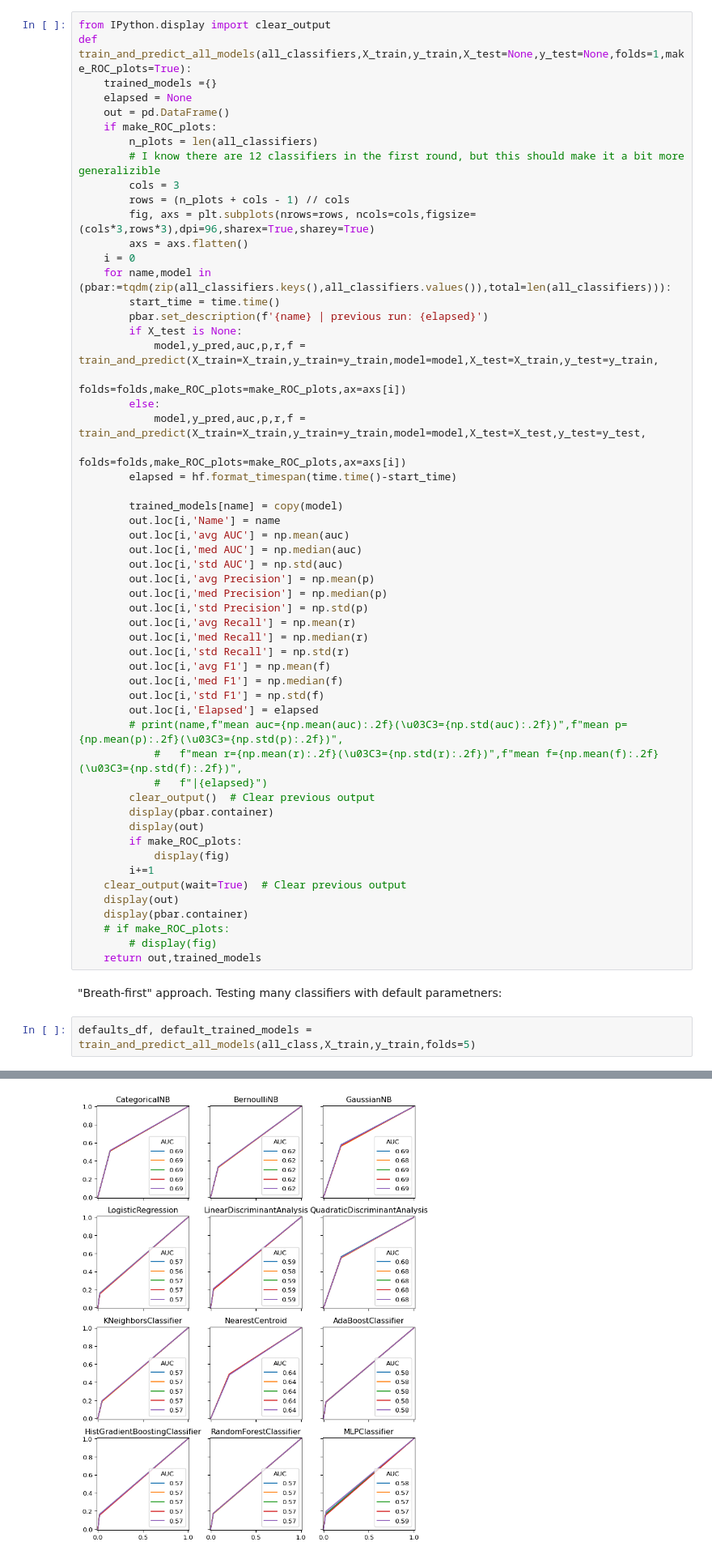
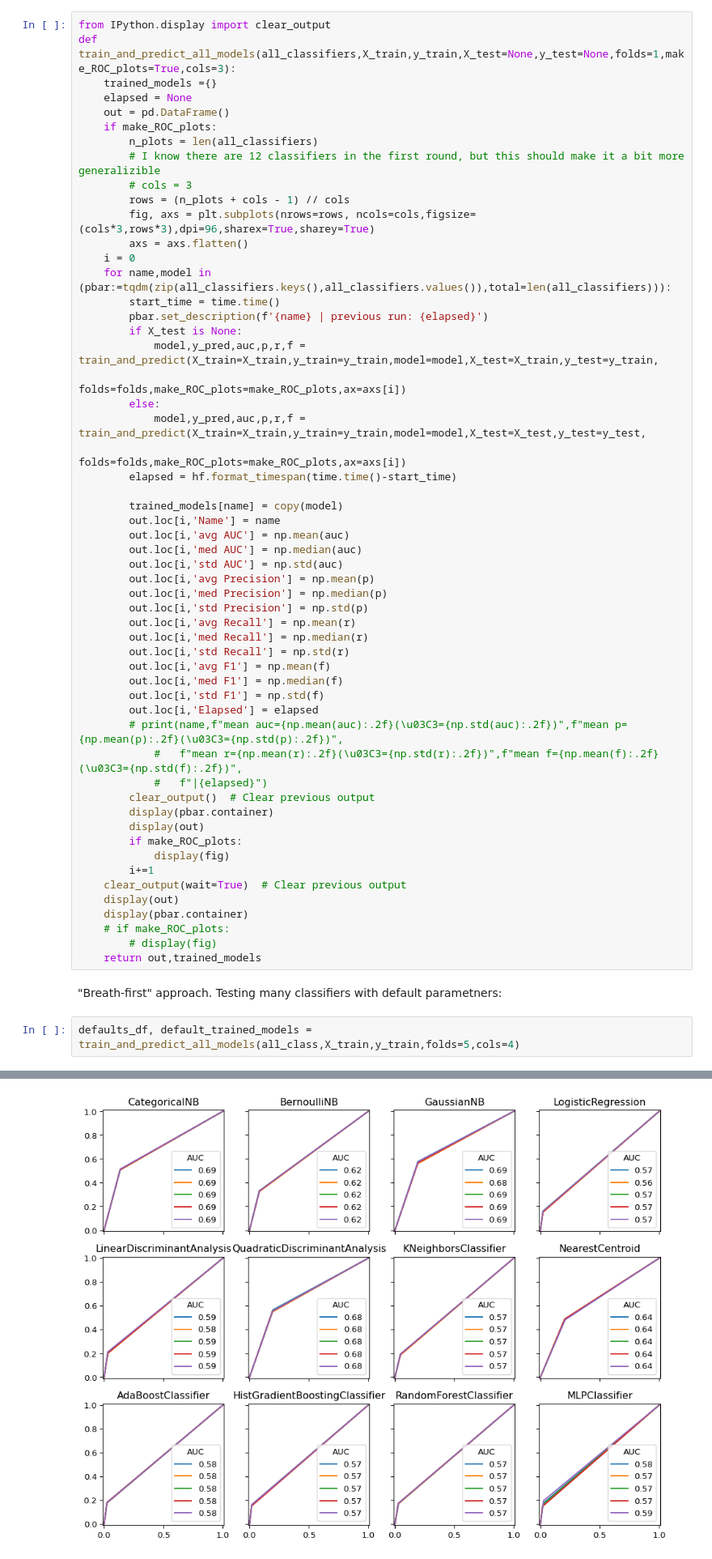
Before and after one commit to edjuaro/DiabetesMLPredictor, a Jupyter notebook: pipeline_draft.ipynb, the cells around one changed output, grey strips where cells are left out. Shown at 81% size. Cells and saved outputs as stored; diff of their text form.

```diff
--- a/pipeline_draft.ipynb
+++ b/pipeline_draft.ipynb
@@ -268,14 +268,14 @@ all_class['RandomForestClassifier'] = RandomForestClassifier(random_state=42)
 all_class['MLPClassifier'] = MLPClassifier(random_state=42,max_iter=1000)
 # %%
 from IPython.display import clear_output
-def train_and_predict_all_models(all_classifiers,X_train,y_train,X_test=None,y_test=None,folds=1,make_ROC_plots=True):
+def train_and_predict_all_models(all_classifiers,X_train,y_train,X_test=None,y_test=None,folds=1,make_ROC_plots=True,cols=3):
     trained_models ={}
     elapsed = None
     out = pd.DataFrame()
     if make_ROC_plots:
         n_plots = len(all_classifiers)
         # I know there are 12 classifiers in the first round, but this should make it a bit more generalizible
-        cols = 3
+        # cols = 3
         rows = (n_plots + cols - 1) // cols
         fig, axs = plt.subplots(nrows=rows, ncols=cols,figsize=(cols*3,rows*3),dpi=96,sharex=True,sharey=True)
         axs = axs.flatten()
@@ -324,22 +324,22 @@ def train_and_predict_all_models(all_classifiers,X_train,y_train,X_test=None,y_t
 # %% [markdown]
 "Breath-first" approach. Testing many classifiers with default parametners:
 # %%
-defaults_df, default_trained_models = train_and_predict_all_models(all_class,X_train,y_train,folds=5)
+defaults_df, default_trained_models = train_and_predict_all_models(all_class,X_train,y_train,folds=5,cols=4)
 # %% [output]
 |  | Name | avg AUC | med AUC | std AUC | avg Precision | med Precision | std Precision | avg Recall | ... |
 | 0 | CategoricalNB | 0.687096 | 0.686788 | 0.001097 | 0.378241 | 0.378244 | 0.001626 | 0.509887 | ... |
 | 1 | BernoulliNB | 0.623452 | 0.623932 | 0.001379 | 0.391581 | 0.389834 | 0.002961 | 0.329886 | ... |
 | 2 | GaussianNB | 0.688615 | 0.688967 | 0.003025 | 0.323458 | 0.323965 | 0.001856 | 0.570338 | ... |
 | 3 | LogisticRegression | 0.567644 | 0.568163 | 0.002090 | 0.536653 | 0.536639 | 0.011100 | 0.157273 | ... |
 | 4 | LinearDiscriminantAnalysis | 0.587247 | 0.587980 | 0.002426 | 0.510303 | 0.508100 | 0.010305 | 0.206595 | ... |
 | 5 | QuadraticDiscriminantAnalysis | 0.680712 | 0.680481 | 0.002335 | 0.315891 | 0.315635 | 0.001628 | 0.556537 | ... |
 | 6 | KNeighborsClassifier | 0.572525 | 0.572474 | 0.001584 | 0.398602 | 0.401608 | 0.006569 | 0.191946 | ... |
 | 7 | NearestCentroid | 0.640199 | 0.640600 | 0.001938 | 0.276483 | 0.277131 | 0.002589 | 0.486530 | ... |
 | 8 | AdaBoostClassifier | 0.577778 | 0.577547 | 0.001010 | 0.538279 | 0.538028 | 0.008940 | 0.180661 | ... |
 | 9 | HistGradientBoostingClassifier | 0.570720 | 0.571285 | 0.001910 | 0.584328 | 0.584597 | 0.011752 | 0.159882 | ... |
 | 10 | RandomForestClassifier | 0.571875 | 0.572391 | 0.001194 | 0.489276 | 0.490608 | 0.011442 | 0.173022 | ... |
 | 11 | MLPClassifier | 0.572692 | 0.571056 | 0.007138 | 0.561598 | 0.556568 | 0.017903 | 0.166641 | ... |
-[figure, old version]
+[figure, new version]
 # %% [markdown]
 Because this is an early screening tool *recall* is an important metric. Recall ($\frac{TP}{TP+FN}$*) is also known as the true positive rate, meaning this is the proportion of all positve (diabetes) samples that are found by our classifier. This value is important because an early screening tool should aim to find as many true positives as possible.
 
```
Also changed, not shown: parts of 15 cells of this notebook.
